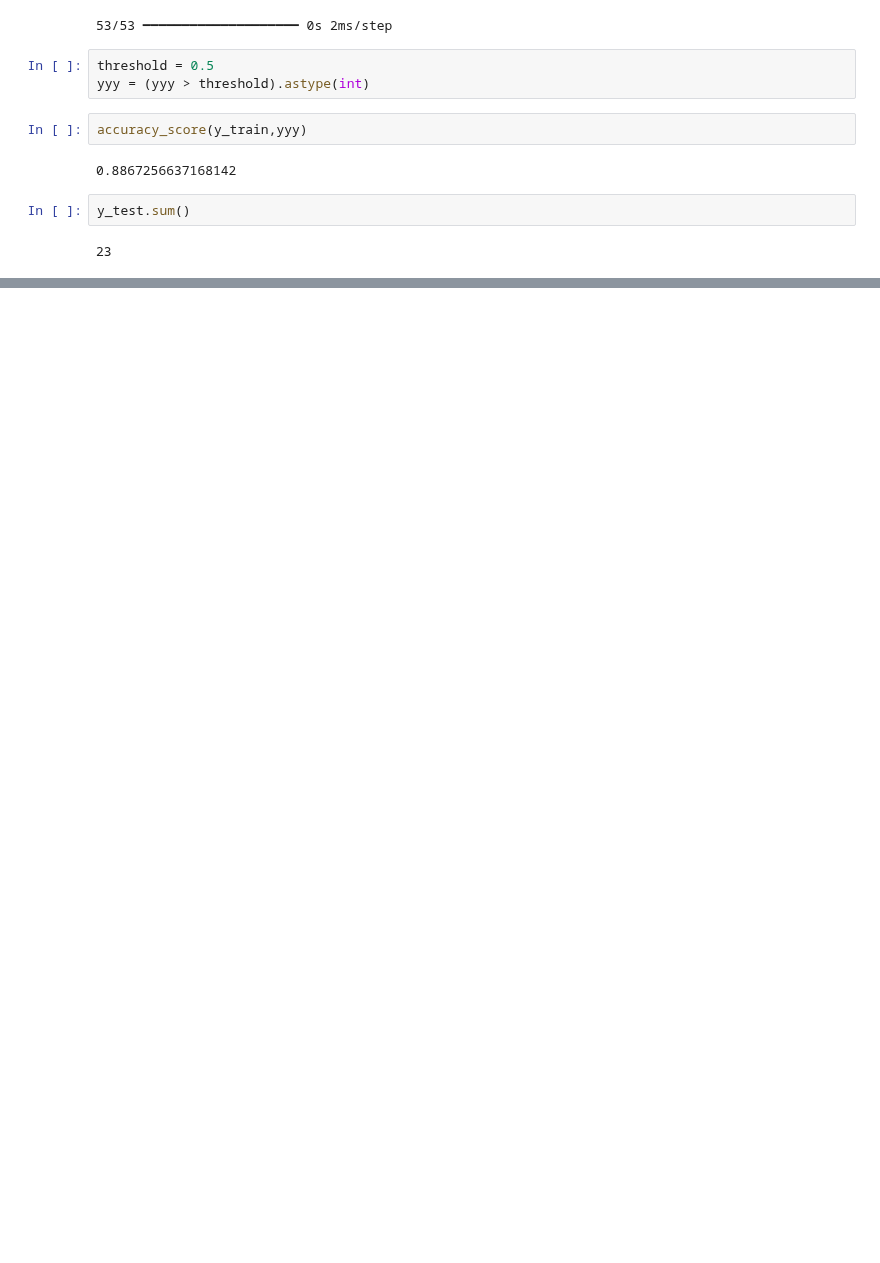
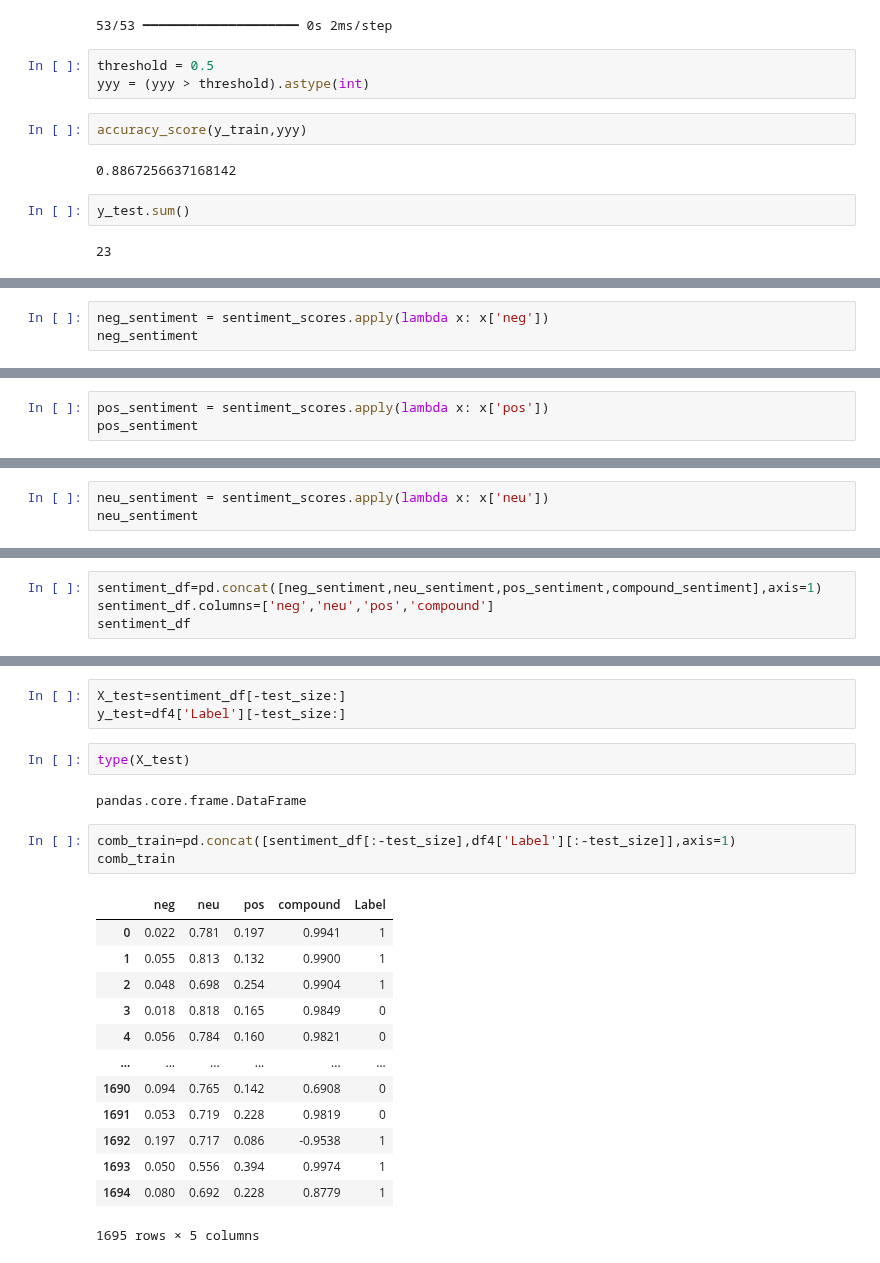
Before and after one commit to 37nomad/Stock-Sentiment-Analysis-Using-Machine-Learning, a Jupyter notebook: Finance_Project/Project2.ipynb, the cells around one changed output, grey strips where cells are left out. Drawn from its saved outputs; the diff is of its cells as text; blank space fills up the shorter version.

```diff
--- a/Finance_Project/Project2.ipynb
+++ b/Finance_Project/Project2.ipynb
@@ -1737,0 +1782,3 @@ y_test.sum()
+# %%
+neg_sentiment = sentiment_scores.apply(lambda x: x['neg'])
+neg_sentiment
@@ -1737,0 +1798,3 @@ y_test.sum()
+# %%
+pos_sentiment = sentiment_scores.apply(lambda x: x['pos'])
+pos_sentiment
@@ -1737,0 +1814,3 @@ y_test.sum()
+# %%
+neu_sentiment = sentiment_scores.apply(lambda x: x['neu'])
+neu_sentiment
@@ -1737,0 +1834,4 @@ y_test.sum()
+# %%
+sentiment_df=pd.concat([neg_sentiment,neu_sentiment,pos_sentiment,compound_sentiment],axis=1)
+sentiment_df.columns=['neg','neu','pos','compound']
+sentiment_df
@@ -1737,0 +1852,24 @@ y_test.sum()
+# %%
+X_test=sentiment_df[-test_size:]
+y_test=df4['Label'][-test_size:]
+# %%
+type(X_test)
+# %% [output]
+pandas.core.frame.DataFrame
+# %%
+comb_train=pd.concat([sentiment_df[:-test_size],df4['Label'][:-test_size]],axis=1)
+comb_train
+# %% [output]
+|  | neg | neu | pos | compound | Label |
+| 0 | 0.022 | 0.781 | 0.197 | 0.9941 | 1 |
+| 1 | 0.055 | 0.813 | 0.132 | 0.9900 | 1 |
+| 2 | 0.048 | 0.698 | 0.254 | 0.9904 | 1 |
+| 3 | 0.018 | 0.818 | 0.165 | 0.9849 | 0 |
+| 4 | 0.056 | 0.784 | 0.160 | 0.9821 | 0 |
+| ... | ... | ... | ... | ... | ... |
+| 1690 | 0.094 | 0.765 | 0.142 | 0.6908 | 0 |
+| 1691 | 0.053 | 0.719 | 0.228 | 0.9819 | 0 |
+| 1692 | 0.197 | 0.717 | 0.086 | -0.9538 | 1 |
+| 1693 | 0.050 | 0.556 | 0.394 | 0.9974 | 1 |
+| 1694 | 0.080 | 0.692 | 0.228 | 0.8779 | 1 |
+1695 rows × 5 columns
```
Also changed, not shown: parts of 157 cells of this notebook.
